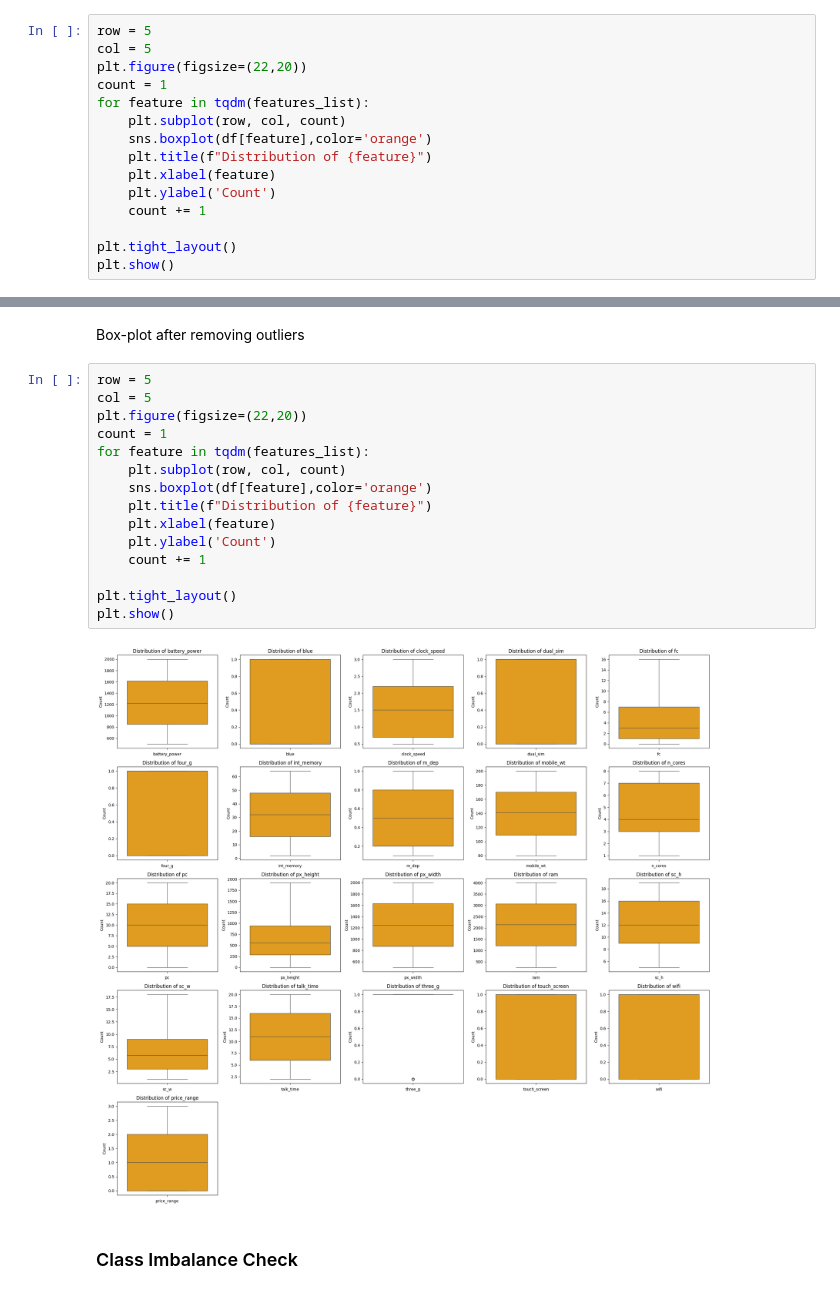
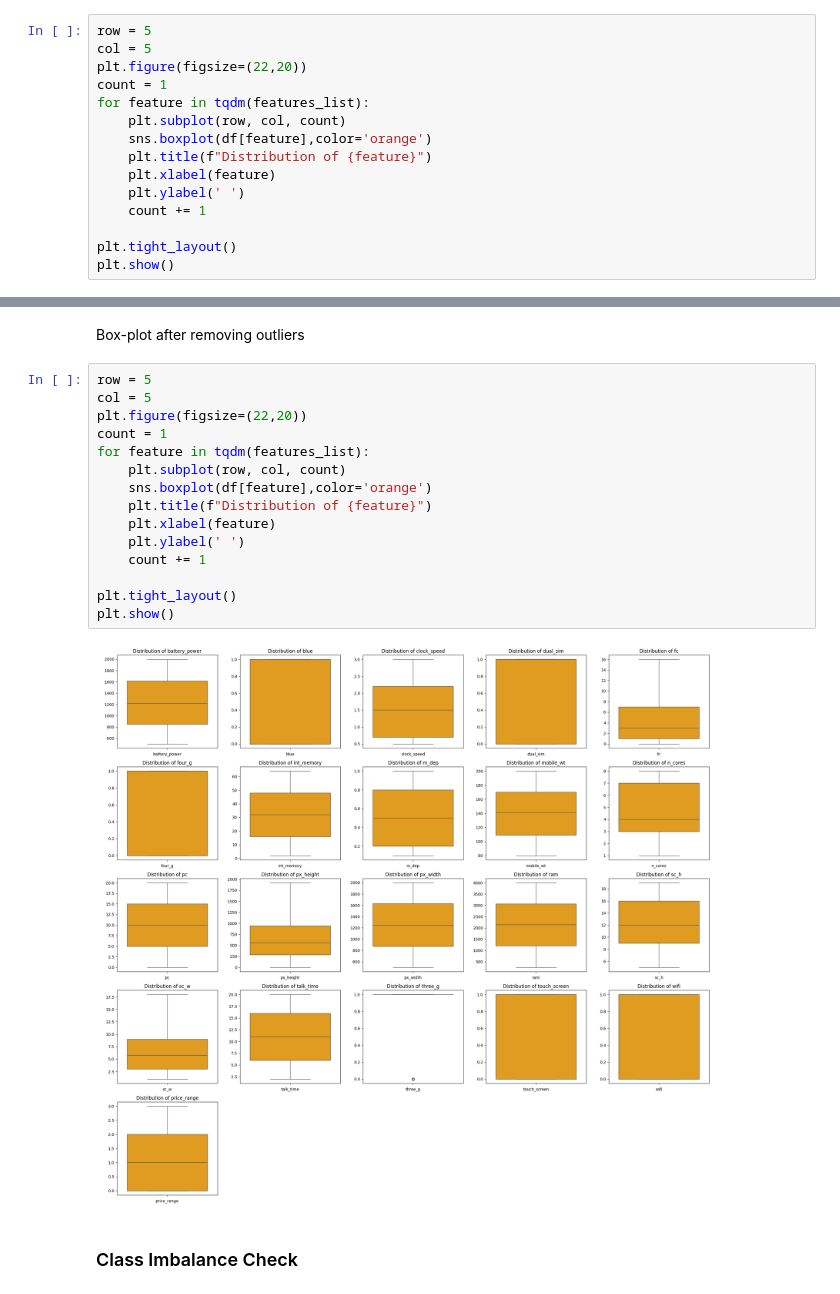
Before and after one commit to SayanDasDev/mobile_price_prediction, a Jupyter notebook: final_project.ipynb, the cells around one changed output, grey strips where cells are left out. Drawn from its saved outputs; the diff is of its cells as text.

```diff
--- a/final_project.ipynb
+++ b/final_project.ipynb
@@ -255,7 +255,7 @@ for feature in tqdm(features_list):
     sns.boxplot(df[feature],color='orange')
     plt.title(f"Distribution of {feature}")
     plt.xlabel(feature)
-    plt.ylabel('Count')
+    plt.ylabel(' ')
     count += 1
 
 plt.tight_layout()
@@ -283,20 +283,20 @@ Box-plot after removing outliers
 # %%
 row = 5
 col = 5
 plt.figure(figsize=(22,20))
 count = 1
 for feature in tqdm(features_list):
     plt.subplot(row, col, count)
     sns.boxplot(df[feature],color='orange')
     plt.title(f"Distribution of {feature}")
     plt.xlabel(feature)
-    plt.ylabel('Count')
+    plt.ylabel(' ')
     count += 1
 
 plt.tight_layout()
 plt.show()
 # %% [output]
-[figure, old version]
+[figure, new version]
 # %% [markdown]
 ### Class Imbalance Check
 # %%
```
Also changed, not shown: parts of 12 cells of this notebook, 6 other files.
